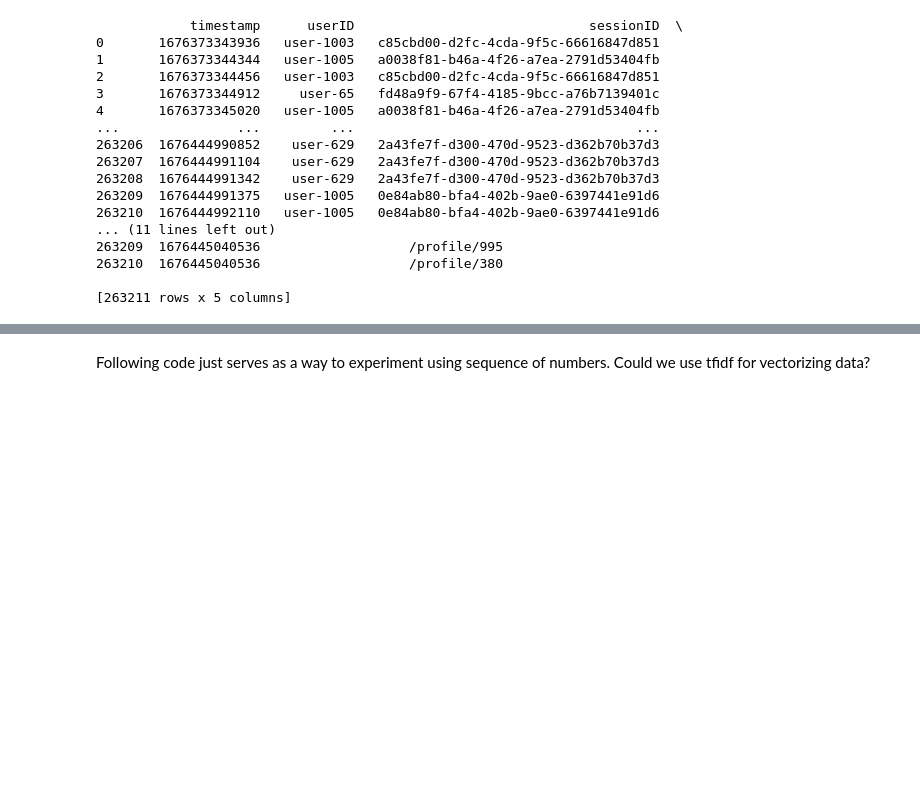
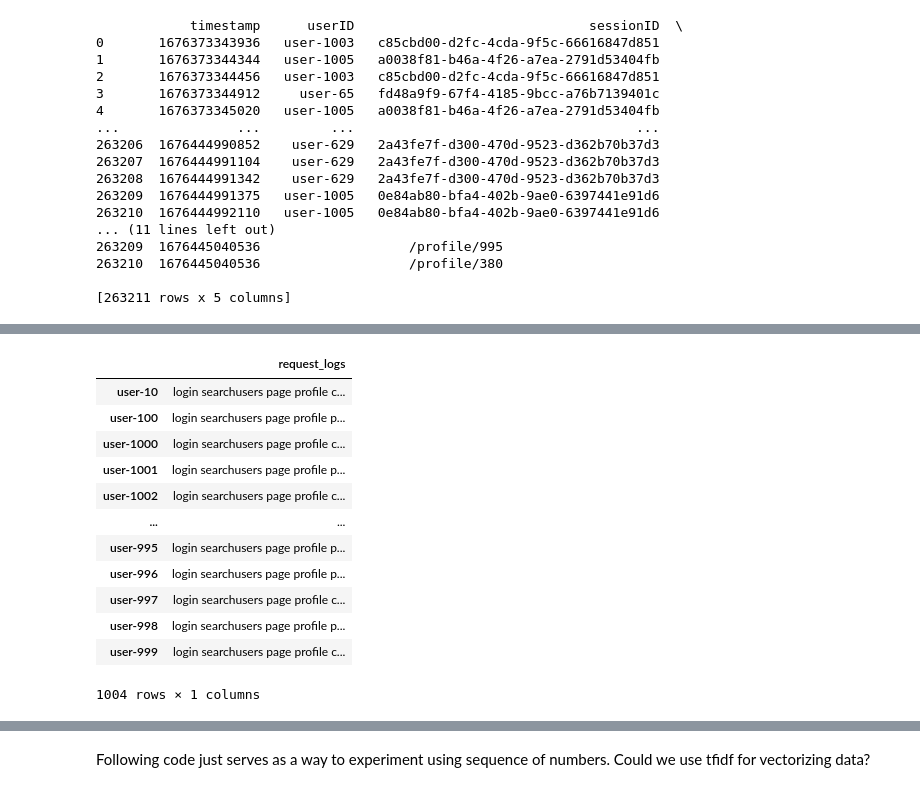
Before and after one commit to Request-analysis-ML/request-analyzer-model, a Jupyter notebook: score_based.ipynb, the cells around one changed output, grey strips where cells are left out. Saved outputs shown, nothing was run; the diff lists cells and outputs as text; code cells hidden in the pictures; blank space fills up the shorter version.

```diff
--- a/score_based.ipynb
+++ b/score_based.ipynb
@@ -67,0 +61,18 @@ KeyboardInterrupt:
+# %%
+df['request_logs'] = cleaned_logs
+df = df.drop('URL', axis=1)
+df
+# %% [output]
+|  | request_logs |
+| user-10 | login searchusers page profile c... |
+| user-100 | login searchusers page profile p... |
+| user-1000 | login searchusers page profile c... |
+| user-1001 | login searchusers page profile p... |
+| user-1002 | login searchusers page profile c... |
+| ... | ... |
+| user-995 | login searchusers page profile p... |
+| user-996 | login searchusers page profile p... |
+| user-997 | login searchusers page profile c... |
+| user-998 | login searchusers page profile p... |
+| user-999 | login searchusers page profile c... |
+1004 rows × 1 columns
```
Also changed, not shown: parts of 6 cells of this notebook, 2 other files.
